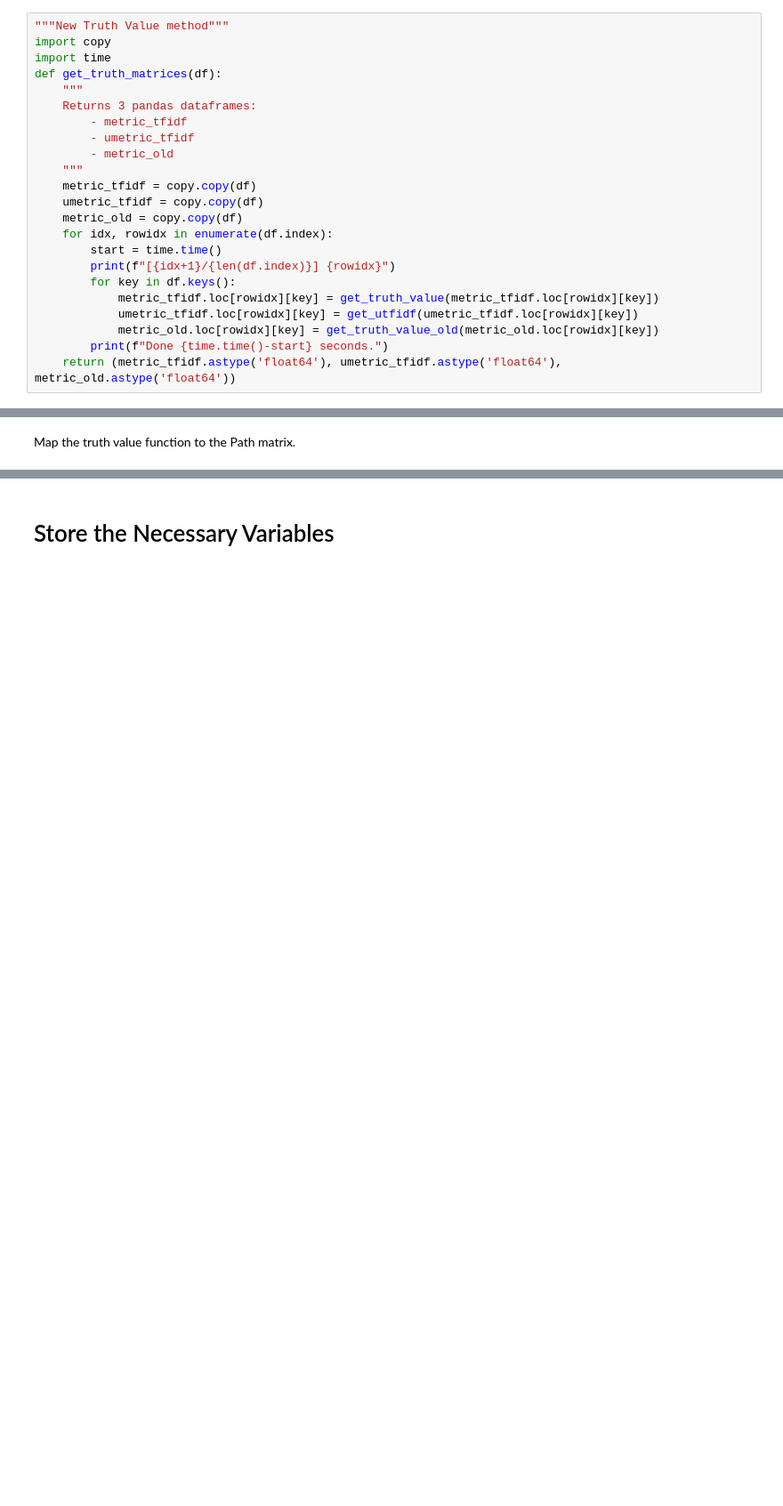
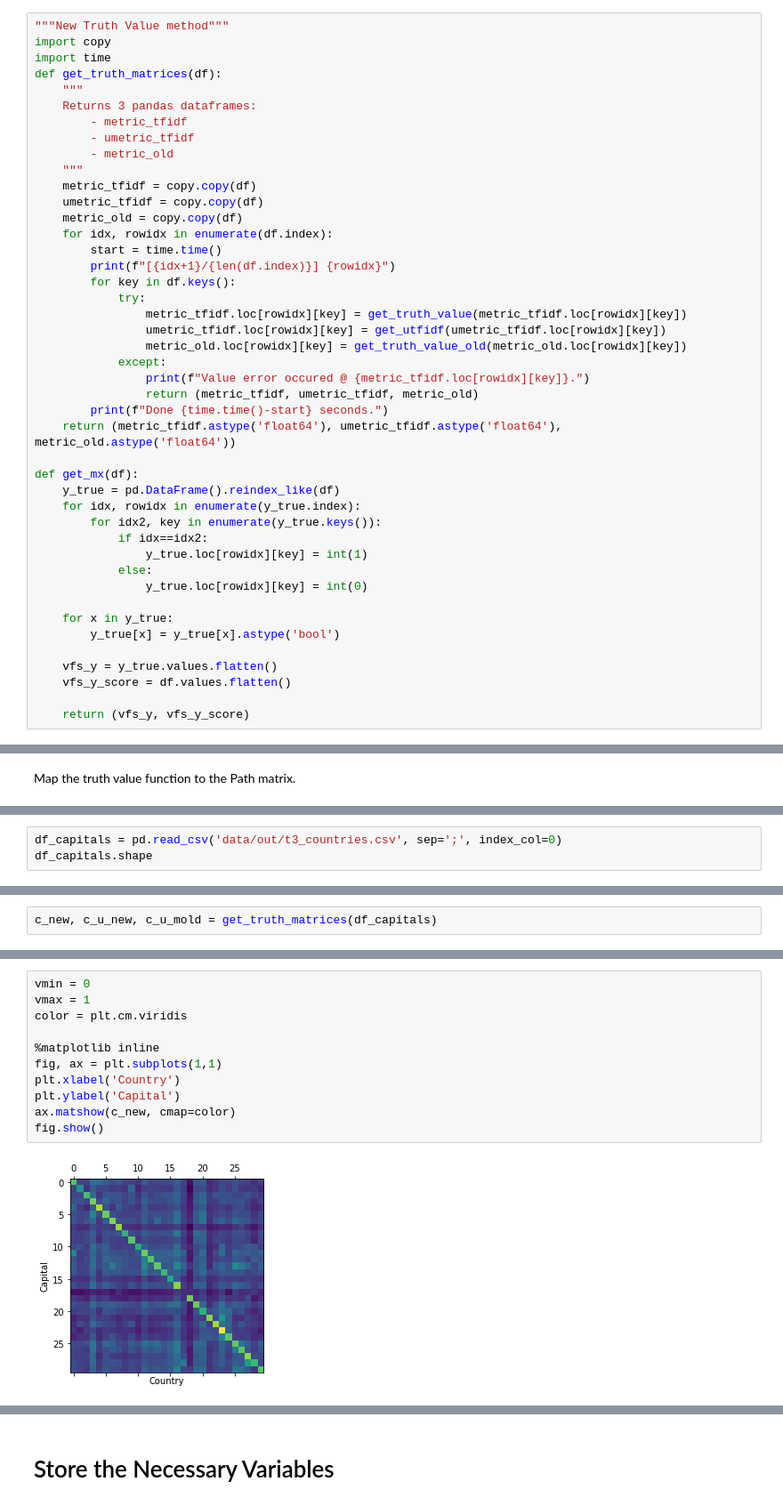
Before and after one commit to jibalio/computational-fact-checking, a Jupyter notebook: Computational Fact Checking.ipynb, the cells around one changed output, grey strips where cells are left out. Shown at 89% size. Cells and saved outputs as stored; diff of their text form; blank space fills up the shorter version.

Commit message:
Updated notebook and data

```diff
--- a/Computational Fact Checking.ipynb
+++ b/Computational Fact Checking.ipynb
@@ -43,11 +43,32 @@ def get_truth_matrices(df):
         start = time.time()
         print(f"[{idx+1}/{len(df.index)}] {rowidx}")
         for key in df.keys():
-            metric_tfidf.loc[rowidx][key] = get_truth_value(metric_tfidf.loc[rowidx][key])
-            umetric_tfidf.loc[rowidx][key] = get_utfidf(umetric_tfidf.loc[rowidx][key])
-            metric_old.loc[rowidx][key] = get_truth_value_old(metric_old.loc[rowidx][key])
+            try:
+                metric_tfidf.loc[rowidx][key] = get_truth_value(metric_tfidf.loc[rowidx][key])
+                umetric_tfidf.loc[rowidx][key] = get_utfidf(umetric_tfidf.loc[rowidx][key])
+                metric_old.loc[rowidx][key] = get_truth_value_old(metric_old.loc[rowidx][key])
+            except:
+                print(f"Value error occured @ {metric_tfidf.loc[rowidx][key]}.")
+                return (metric_tfidf, umetric_tfidf, metric_old)
         print(f"Done {time.time()-start} seconds.")
     return (metric_tfidf.astype('float64'), umetric_tfidf.astype('float64'), metric_old.astype('float64'))
+
+def get_mx(df):
+    y_true = pd.DataFrame().reindex_like(df)
+    for idx, rowidx in enumerate(y_true.index):
+        for idx2, key in enumerate(y_true.keys()):
+            if idx==idx2:
+                y_true.loc[rowidx][key] = int(1)
+            else:
+                y_true.loc[rowidx][key] = int(0)
+
+    for x in y_true:
+        y_true[x] = y_true[x].astype('bool')
+
+    vfs_y = y_true.values.flatten()
+    vfs_y_score = df.values.flatten()
+
+    return (vfs_y, vfs_y_score)
 # %% [markdown]
 # Classification Task
 # %% [markdown]
@@ -322,0 +359,3 @@ array([ True, False, False, False, False, False, False, False, False,
+# %%
+df_capitals = pd.read_csv('data/out/t3_countries.csv', sep=';', index_col=0)
+df_capitals.shape
@@ -322,0 +366,2 @@ array([ True, False, False, False, False, False, False, False, False,
+# %%
+c_new, c_u_new, c_u_mold = get_truth_matrices(df_capitals)
@@ -322,0 +388,13 @@ array([ True, False, False, False, False, False, False, False, False,
+# %%
+vmin = 0
+vmax = 1
+color = plt.cm.viridis
+
+%matplotlib inline
+fig, ax = plt.subplots(1,1)
+plt.xlabel('Country')
+plt.ylabel('Capital')
+ax.matshow(c_new, cmap=color)
+fig.show()
+# %% [output]
+[figure, added]
```
Also changed, not shown: parts of 22 cells of this notebook, 13 other files.
